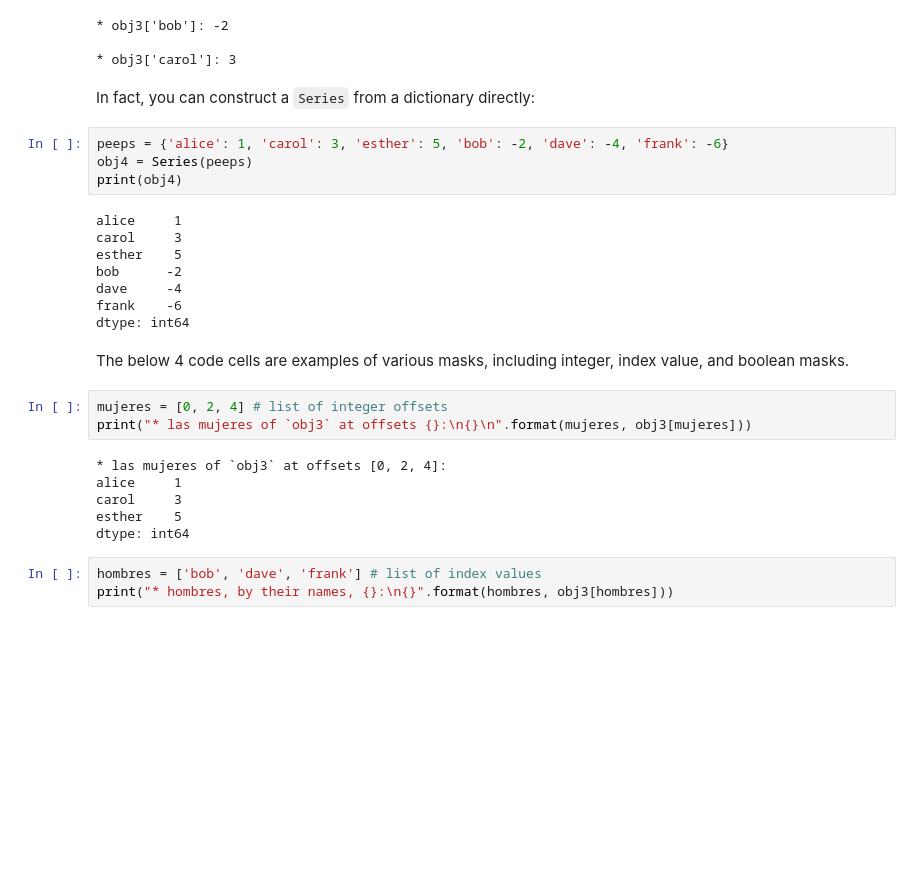
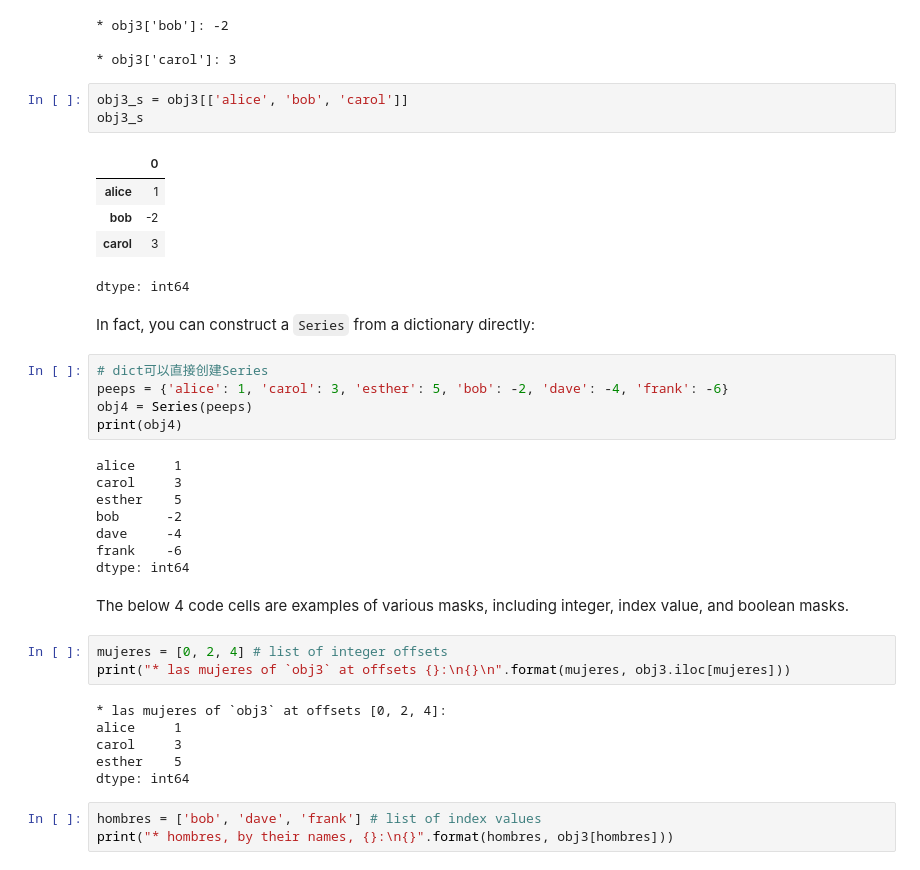
Before and after one commit to reinahuang/PythonDataScience, a Jupyter notebook: week06_session01_NB02_notes_on_pandas_part0_1.ipynb, the cells around one changed output. Cells and saved outputs as stored; diff of their text form; blank space fills up the shorter version.

```diff
--- a/week06_session01_NB02_notes_on_pandas_part0_1.ipynb
+++ b/week06_session01_NB02_notes_on_pandas_part0_1.ipynb
@@ -222,9 +262,19 @@ print("* obj3['carol']: {}\n".format(obj3['carol']))
 * obj3['bob']: -2
 
 * obj3['carol']: 3
+# %%
+obj3_s = obj3[['alice', 'bob', 'carol']]
+obj3_s
+# %% [output]
+|  | 0 |
+| alice | 1 |
+| bob | -2 |
+| carol | 3 |
+dtype: int64
 # %% [markdown]
 In fact, you can construct a `Series` from a dictionary directly:
 # %%
+# dict可以直接创建Series
 peeps = {'alice': 1, 'carol': 3, 'esther': 5, 'bob': -2, 'dave': -4, 'frank': -6}
 obj4 = Series(peeps)
 print(obj4)
@@ -240,7 +290,7 @@ dtype: int64
 The below 4 code cells are examples of various masks, including integer, index value, and boolean masks.
 # %%
 mujeres = [0, 2, 4] # list of integer offsets
-print("* las mujeres of `obj3` at offsets {}:\n{}\n".format(mujeres, obj3[mujeres]))
+print("* las mujeres of `obj3` at offsets {}:\n{}\n".format(mujeres, obj3.iloc[mujeres]))
 # %% [output]
 * las mujeres of `obj3` at offsets [0, 2, 4]:
 alice     1
```
Also changed, not shown: parts of 14 cells of this notebook.
